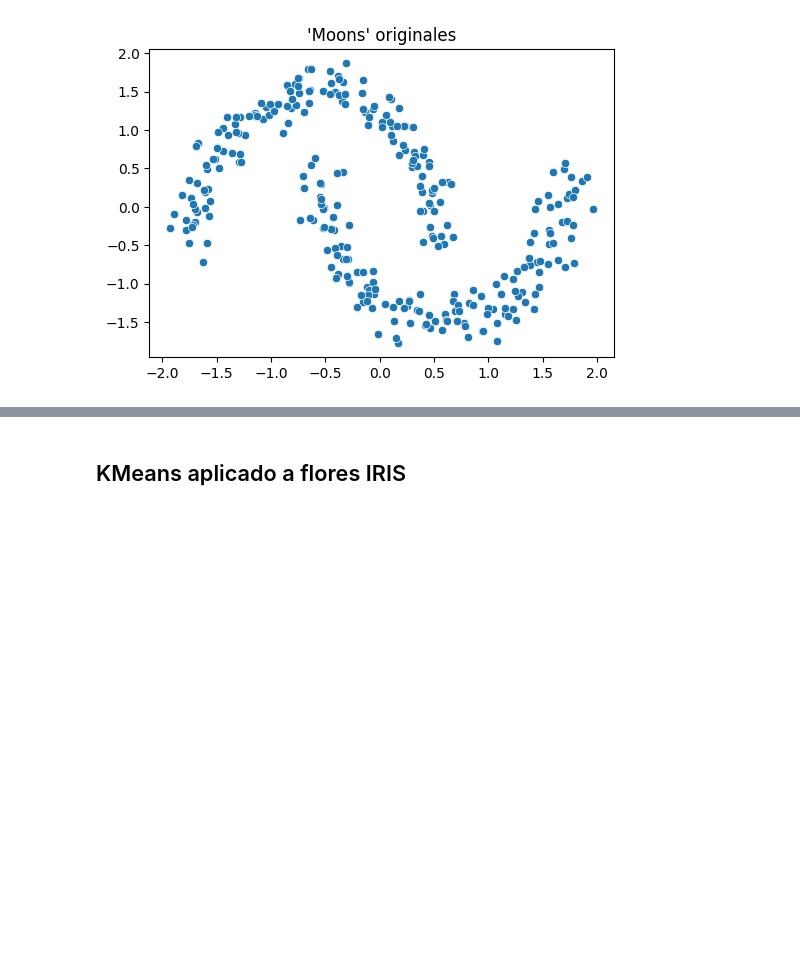
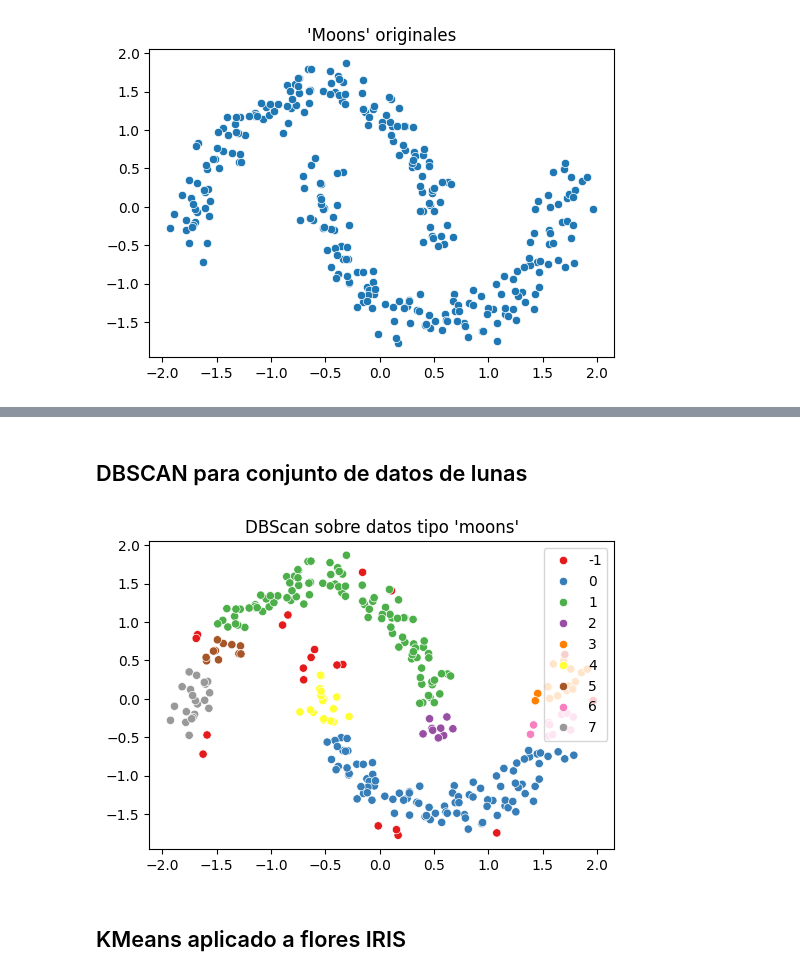
Before and after one commit to cdsaineac/Bootcamp-DS-202604, a Jupyter notebook: Clase 14 - Aprendizaje no supervisado - Clustering/Clustering.ipynb, the cells around one changed output, grey strips where cells are left out. Drawn from its saved outputs; the diff is of its cells as text; code cells hidden in the pictures; blank space fills up the shorter version.

```diff
--- a/Clase 14 - Aprendizaje no supervisado - Clustering/Clustering.ipynb
+++ b/Clase 14 - Aprendizaje no supervisado - Clustering/Clustering.ipynb
@@ -90,3 +90,17 @@ plt.show()
+# %% [markdown]
+## DBSCAN para conjunto de datos de lunas
+# %%
+# DBScan
+dbscan = DBSCAN(eps=0.18, min_samples=5)
+labels_dbscan = dbscan.fit_predict(X_scaled)
+# %%
+# Visualizar DBScan
+plt.figure(figsize=(6, 4))
+plt.title("DBScan sobre datos tipo 'moons'")
+sns.scatterplot(x=X_scaled[:, 0], y=X_scaled[:, 1], hue=labels_dbscan, palette='Set1')
+plt.show()
+# %% [output]
+[figure, added]
 # %% [markdown]
 ## KMeans aplicado a flores IRIS
 # %%
```
Also changed, not shown: parts of 8 cells of this notebook.
